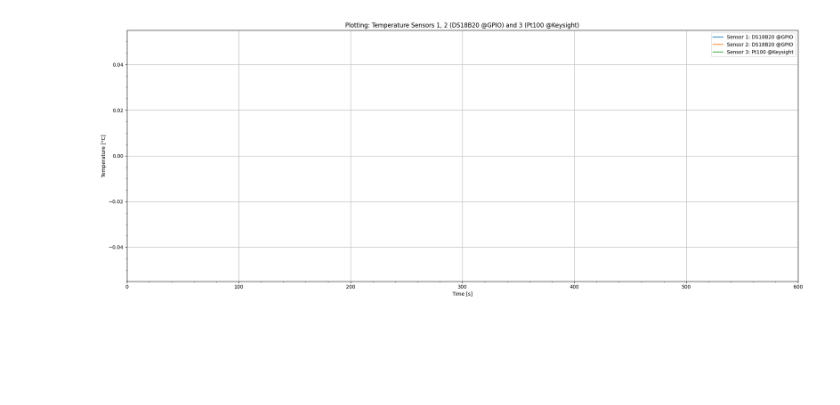
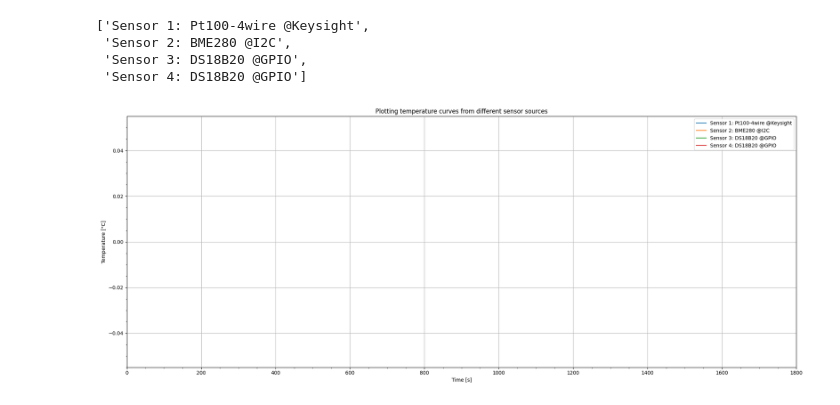
Before and after one commit to urmel79/Jupyter_PyVisa_Lab, a Jupyter notebook: TemperatureLivePlot.ipynb, the cells around one changed output. Cells and saved outputs as stored; diff of their text form; code cells hidden in the pictures; blank space fills up the shorter version.

Commit message:
added functionality to dynamically plot activated temperature measurement sources by flags in 'TemperatureLivePlot.ipynb'

```diff
--- a/TemperatureLivePlot.ipynb
+++ b/TemperatureLivePlot.ipynb
@@ -15,10 +47,18 @@ import datetime
+# %%
+temp_measurement_sources_arr
+# %% [output]
+['Sensor 1: Pt100-4wire @Keysight',
+ 'Sensor 2: BME280 @I2C',
+ 'Sensor 3: DS18B20 @GPIO',
+ 'Sensor 4: DS18B20 @GPIO']
 # %%
-# import wrapper class PyVisa_Keysight_34465A from python file PyVisa_Keysight_34465A_class.py
-# from ../PyVisa_Keysight_34465A_class.py import PyVisa_Keysight_34465A
+if ENABLED_KEYSIGHT_DMM:
+    # import wrapper class PyVisa_Keysight_34465A from python file PyVisa_Keysight_34465A_class.py
+    # from ../PyVisa_Keysight_34465A_class.py import PyVisa_Keysight_34465A
 
-# classe PyVisa_Keysight_34465A has to imported via importlib due to different path of notebook and class file
-import importlib.util
+    # class PyVisa_Keysight_34465A has to imported via importlib due to different path of notebook and class file
+    import importlib.util
 
-spec = importlib.util.spec_from_file_location("PyVisa_Keysight_34465A", "./PyVisa_Keysight_34465A_class.py")
-keysight_class = importlib.util.module_from_spec(spec)
-spec.loader.exec_module(keysight_class)
+    spec = importlib.util.spec_from_file_location("PyVisa_Keysight_34465A", "./PyVisa_Keysight_34465A_class.py")
+    keysight_class = importlib.util.module_from_spec(spec)
+    spec.loader.exec_module(keysight_class)
@@ -36,70 +83,78 @@ def dataframe_add_row(df=None, row=[]):
     # reset the index of dataframe and avoid the old index being added as a column
     df.reset_index(drop=True, inplace=True)
 # %%
-from w1thermsensor import W1ThermSensor, Sensor
-
 INTERVAL = 0.5
 
-# connect to DS18B20 sensors
-sensor_obj = W1ThermSensor()
-sensor_list = sensor_obj.get_available_sensors([Sensor.DS18B20])
+if ENABLED_DS18B20_GPIO:
+    # connect to DS18B20 sensors
+    sensor_obj = W1ThermSensor()
+    sensor_list = sensor_obj.get_available_sensors([Sensor.DS18B20])
 
-# connect to Keysight 34465A
-# IP of devices
-ip_str = '192.168.12.150'
-#ip_str = '192.168.10.113'
+    # initialization of the temperature array in size according to the number of sensors
+    temp_array = np.empty(len(sensor_list), dtype=object)
 
-# create new device object for the digital multimeter (DMM) Keysight 34465A
-dmm = keysight_class.PyVisa_Keysight_34465A(tcp_ip = ip_str)
+if ENABLED_KEYSIGHT_DMM:
+    # create new device object for the digital multimeter (DMM) Keysight 34465A
+    dmm = keysight_class.PyVisa_Keysight_34465A(tcp_ip = KEYSIGHT_IP)
 
-# configure Keysight DMM for temperature measurement with a valid configuration
-dmm.confTempMeasure('01_PT100_4WIRE')
+    # configure Keysight DMM for temperature measurement with a valid configuration
+    dmm.confTempMeasure(KEYSIGHT_TEMP_CONF)
+
+if ENABLED_BME280_I2C:
+    i2c_bus_dev = smbus2.SMBus(BME280_I2C_BUS_DEV)
+    bme280_calibration_params = bme280.load_calibration_params(i2c_bus_dev, BME280_I2C_ADDR)
 
 # get starting time
 time_start_sec = float("{:.2f}".format(time.time()))
 
-# initialize temperature array in the size of the number of sensors
-temp_array = np.empty(len(sensor_list), dtype=object)
+# initialize the dataframe that will store the measured values using the column labels of activated temperature measurement sources
+df_meas_values = pd.DataFrame(columns=['Time [s]'])
 
-# initialize the dataframe that will store the measured values
-df_meas_values = pd.DataFrame(columns=['Time [s]', 'Sensor 1: DS18B20 @GPIO [°C]', 'Sensor 2: DS18B20 @GPIO [°C]', 'Sensor 3: Pt100 @Keysight [°C]'])
+for idx, label in enumerate(temp_measurement_sources_arr):
+    df_meas_values.insert(idx+1, label+' [°C]', '')
 
 plt.ioff()
 
 fig, ax = plt.subplots(figsize=(20,8))
 fig.canvas.header_visible = False
 fig.canvas.layout.min_height = '400px'
 
-plt.title('Plotting: Temperature Sensors 1, 2 (DS18B20 @GPIO) and 3 (Pt100 @Keysight)')
+plt.title('Plotting temperature curves from different sensor sources')
 
 # define the limits of the x-axis in seconds, from when the canvas should be scrolled
 xlim_left = 0
-xlim_span = 600
+#xlim_span = 600  # 10 minutes
+xlim_span = 1800 # 0.5 h
 xlim_right = xlim_left + xlim_span
 xlim_scroll = xlim_span - 10
 
 ax.set_xlim(xlim_left, xlim_right)
 
-line_temp_1, = ax.plot(df_meas_values['Time [s]'], df_meas_values['Sensor 1: DS18B20 @GPIO [°C]'], label='Sensor 1: DS18B20 @GPIO')
-line_temp_2, = ax.plot(df_meas_values['Time [s]'], df_meas_values['Sensor 2: DS18B20 @GPIO [°C]'], label='Sensor 2: DS18B20 @GPIO')
-line_temp_3, = ax.plot(df_meas_values['Time [s]'], df_meas_values['Sensor 3: Pt100 @Keysight [°C]'], label='Sensor 3: Pt100 @Keysight')
+# create list of line objects
+line_objects_arr = []
+for idx, val in enumerate(temp_measurement_sources_arr):
+    line_objects_arr.append('line_temp_'+str(idx))
+
+# dynamically create line objects by list
+for idx, val in enumerate(line_objects_arr):
+    line_objects_arr[idx], = ax.plot(df_meas_values['Time [s]'], df_meas_values[temp_measurement_sources_arr[idx]+' [°C]'], label=temp_measurement_sources_arr[idx])
 
 ax.grid(True)
 ax.set_xlabel('Time [s]')
 ax.set_ylabel('Temperature [°C]')
 ax.minorticks_on()
 
 plt.subplots_adjust(left=0.1, right=0.9, top=0.9, bottom=0.1)
 
 plt.legend()
 plt.tight_layout()
 
 fig.canvas.draw()
 fig.canvas.flush_events()
 
 display(fig.canvas)
 # %% [output]
-[figure, old version]
+[figure, new version]
 # %%
 #display(fig.canvas)
 
```
Also changed, not shown: parts of 8 cells of this notebook, 3 other files.
